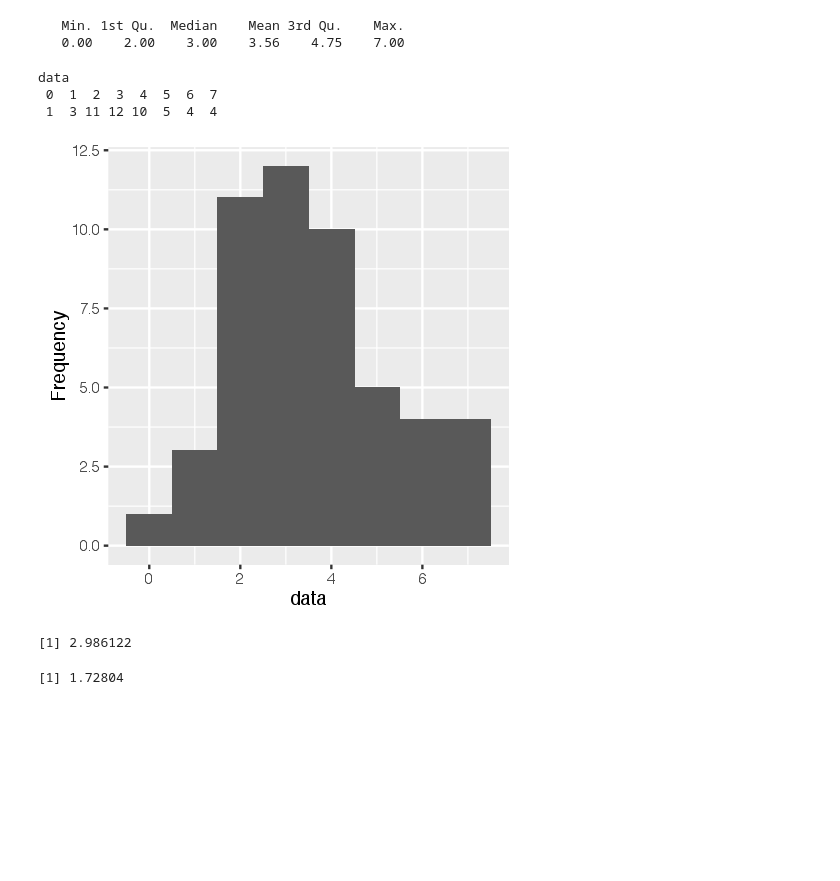
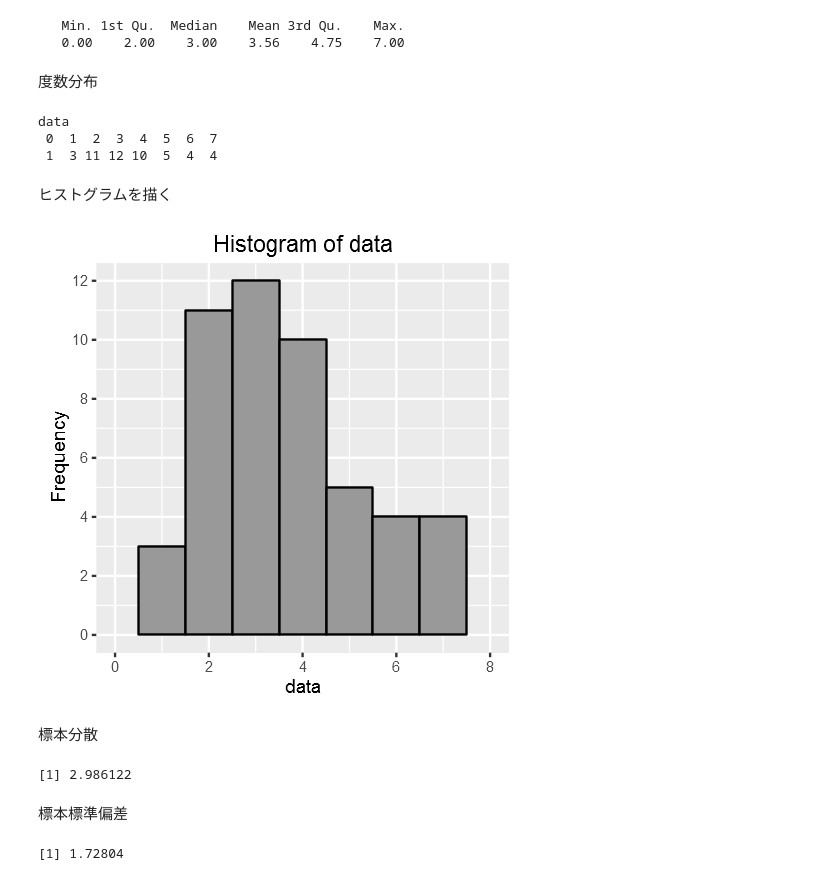
Before and after one commit to whatalnk/stat-model-intro, a Jupyter notebook: Chap02.ipynb, the cells around one changed output. Cells and saved outputs as stored; diff of their text form; code cells hidden in the pictures; blank space fills up the shorter version.

```diff
--- a/Chap02.ipynb
+++ b/Chap02.ipynb
@@ -38,25 +52,36 @@ summary(data)
 # %% [output]
    Min. 1st Qu.  Median    Mean 3rd Qu.    Max.
    0.00    2.00    3.00    3.56    4.75    7.00
+# %% [markdown]
+度数分布
 # %%
 table(data)
 # %% [output]
 data
  0  1  2  3  4  5  6  7
  1  3 11 12 10  5  4  4
+# %% [markdown]
+ヒストグラムを描く
 # %%
 options(repr.plot.width = 4, repr.plot.height = 4)
 # %%
 data_frame(data = data) %>>%
     ggplot(aes(x = data)) +
-        geom_histogram(binwidth = 1) +
-        ylab("Frequency")
+        geom_histogram(binwidth = 1, colour = "black", fill = gray(0.6)) +
+        ylab("Frequency") +
+        scale_y_continuous(breaks = seq(0, 12, 2)) +
+        scale_x_continuous(breaks = seq(0, 8, 2), limits = c(0, 8)) +
+        labs(title = "Histogram of data")
 # %% [output]
-[figure, old version]
+[figure, new version]
+# %% [markdown]
+標本分散
 # %%
 var(data)
 # %% [output]
 [1] 2.986122
+# %% [markdown]
+標本標準偏差
 # %%
 sd(data)
 # %% [output]
```
Also changed, not shown: parts of 38 cells of this notebook.
